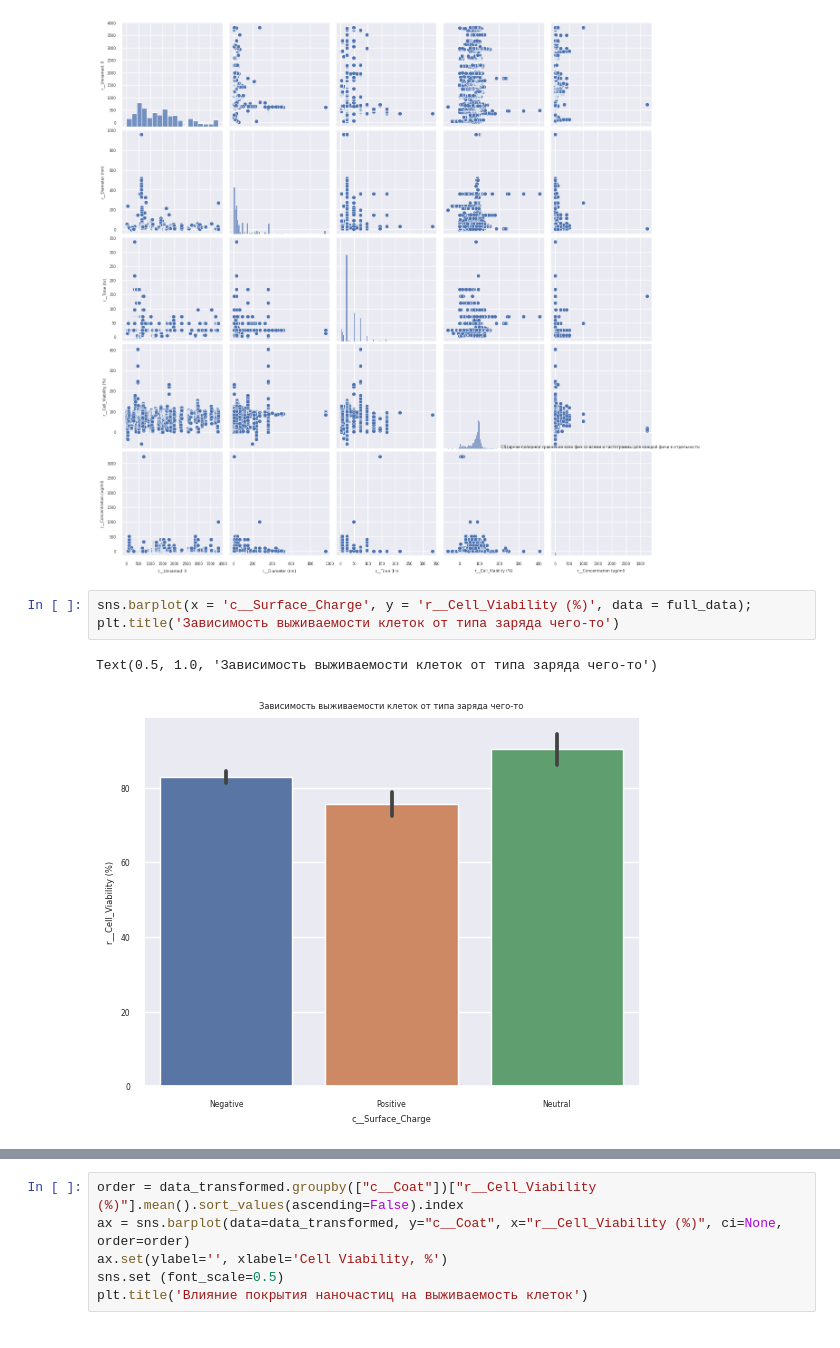
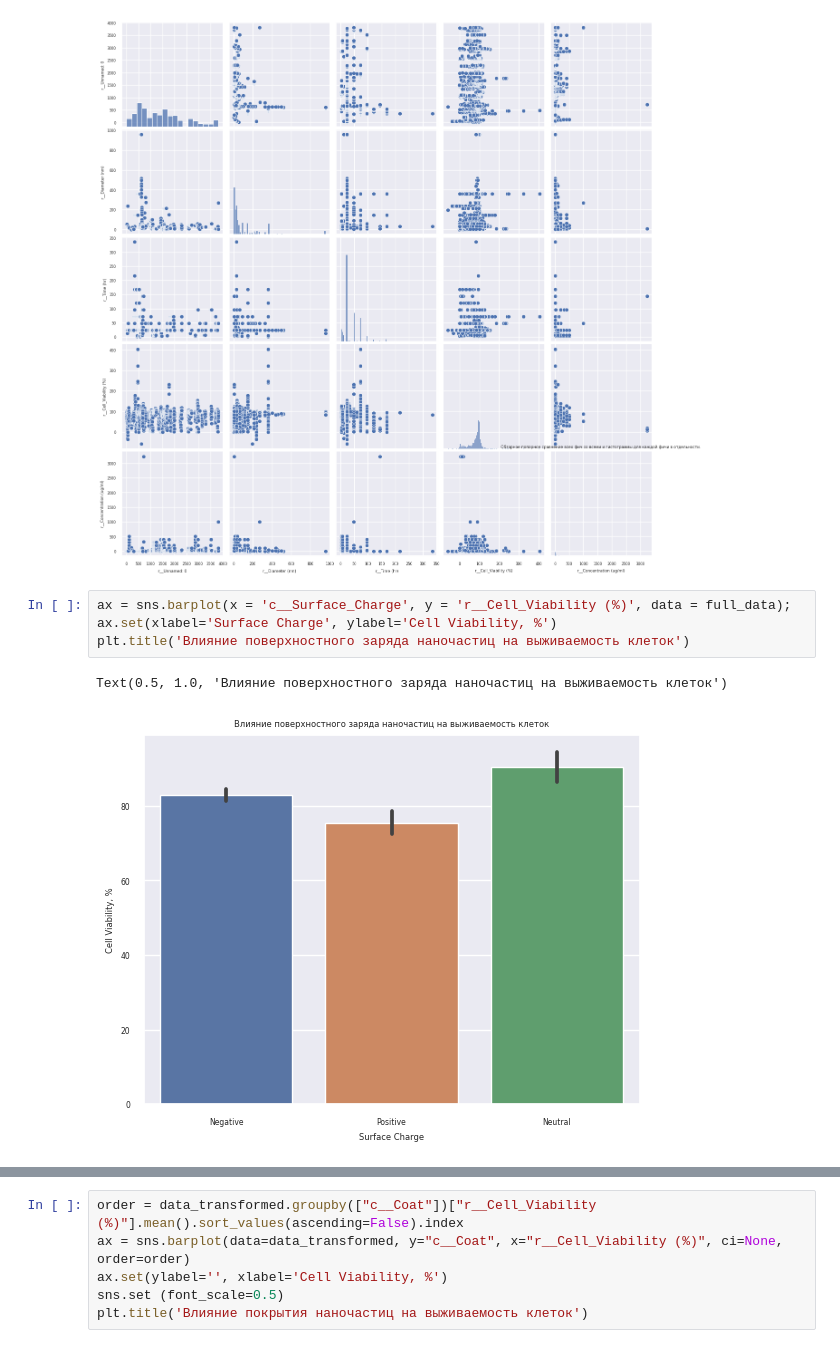
Before and after one commit to dobrotvorn/DataCon23, a Jupyter notebook: Mini_task1.ipynb, the cells around one changed output, grey strips where cells are left out. Drawn from its saved outputs; the diff is of its cells as text.

```diff
--- a/Mini_task1.ipynb
+++ b/Mini_task1.ipynb
@@ -545,9 +545,10 @@ plt.title('Обзорное попарное сравнение всех фич
 Text(0.5, 1.0, 'Обзорное попарное сравнение всех фич со всеми и гистограммы для каждой фичи в отдельности.')
 [figure]
 # %%
-sns.barplot(x = 'c__Surface_Charge', y = 'r__Cell_Viability (%)', data = full_data);
-plt.title('Зависимость выживаемости клеток от типа заряда чего-то')
+ax = sns.barplot(x = 'c__Surface_Charge', y = 'r__Cell_Viability (%)', data = full_data);
+ax.set(xlabel='Surface Charge', ylabel='Cell Viability, %')
+plt.title('Влияние поверхностного заряда наночастиц на выживаемость клеток')
 # %% [output]
-Text(0.5, 1.0, 'Зависимость выживаемости клеток от типа заряда чего-то')
+Text(0.5, 1.0, 'Влияние поверхностного заряда наночастиц на выживаемость клеток')
-[figure, old version]
+[figure, new version]
 # %%
```
Also changed, not shown: parts of 4 cells of this notebook.
